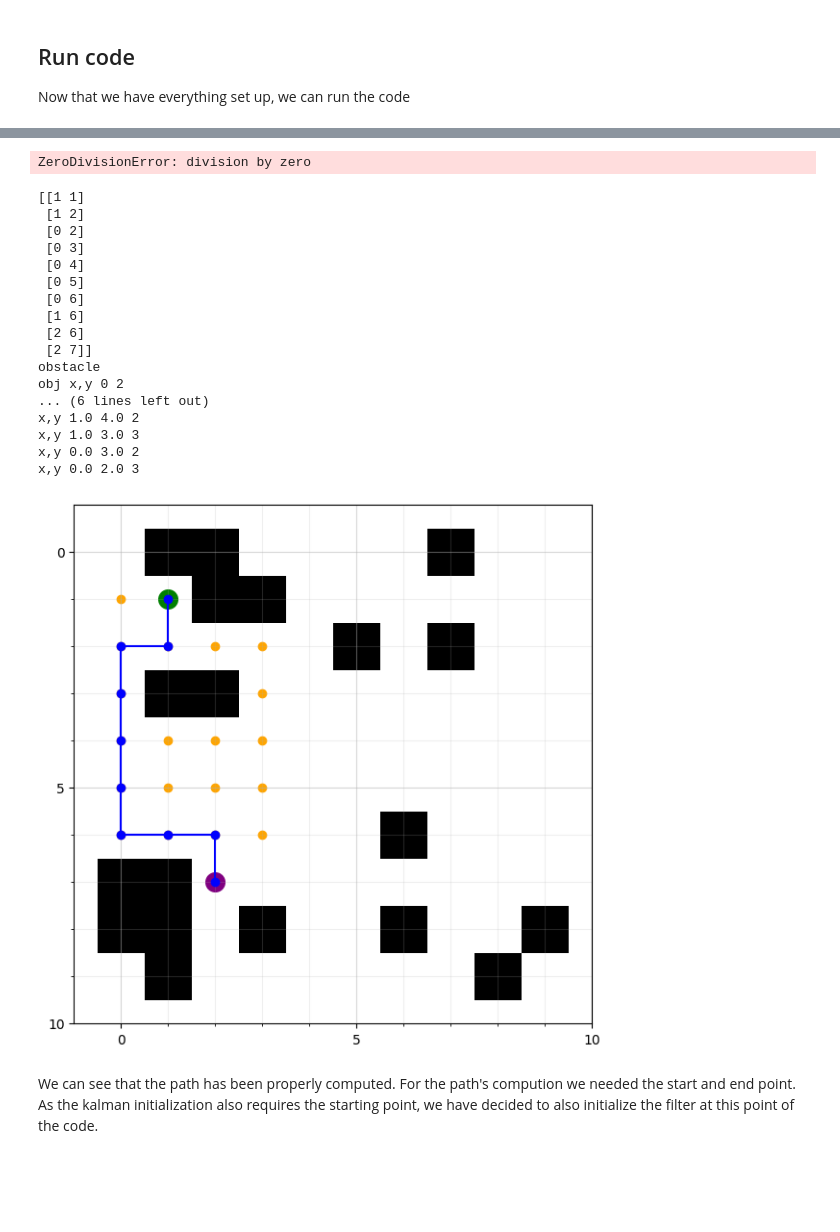
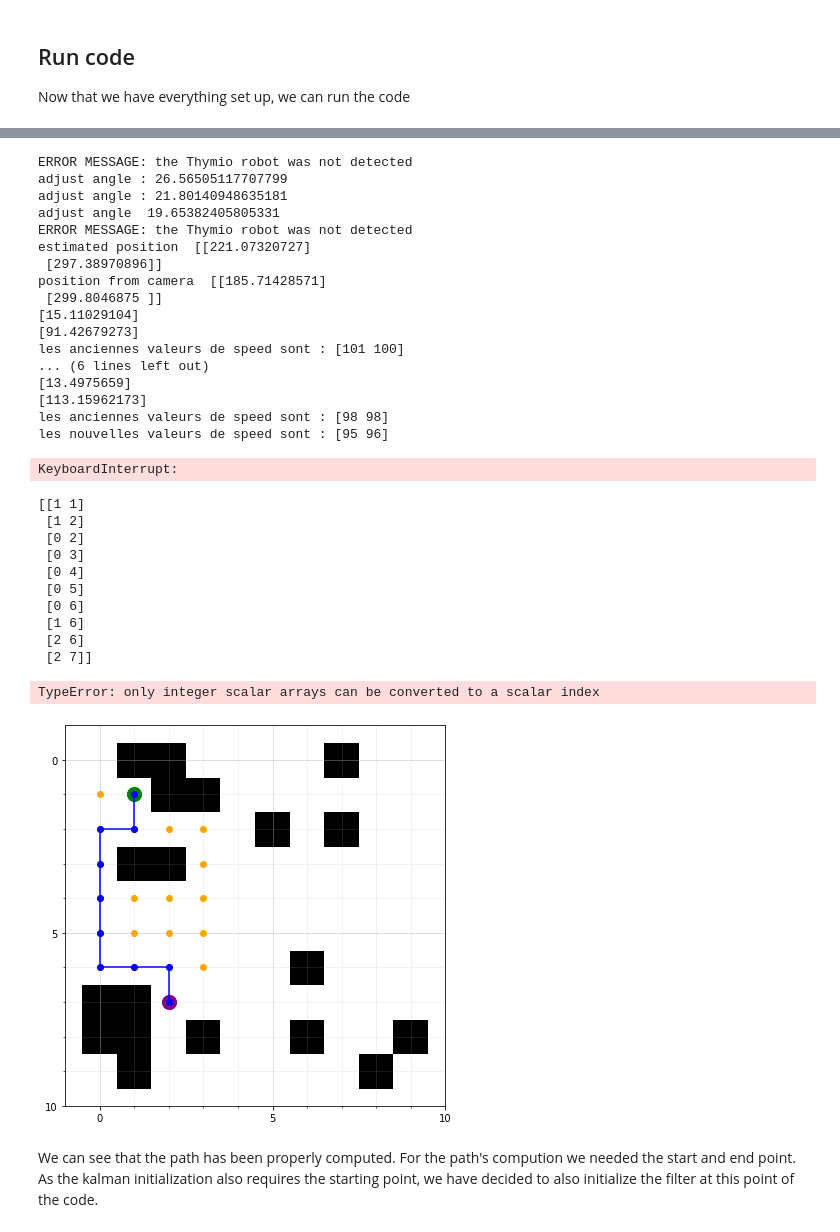
Before and after one commit to Neiizo/Projet-mobile-robotics, a Jupyter notebook: projet.ipynb, the cells around one changed output, grey strips where cells are left out. Cells and saved outputs as stored; diff of their text form; code cells hidden in the pictures; blank space fills up the shorter version.

Commit message:
kalman fixed+ adjust fixed

```diff
--- a/projet.ipynb
+++ b/projet.ipynb
@@ -54,4 +53,5 @@ In this first step, we will use the following image to calibrate the speed, its
 
 In this next function, we will ask the thymio to move forward, at a known speed. As soon as its ground sensor detect it is on the black line, it will start a timer. When it exit the line, the timer will stop, the thymio will stop aswell, and all the desired values will be computed. In this function, the line length is know and we need to be careful to properly align the thymio as to make it follow the line. We can also adjust the speed to make it go as straight as possible, and adjust the transition threshold if the ligth's intensity in the current room requires it.
 # %%
+cal_data = data(Ts, SPEED_X, SPEED_Y, GND_THRESHOLD, client, node, 0.2914545588173334, 3.2338265548696437)
 cal_data.calibration_mm()
@@ -60,7 +70,7 @@ cal_data.calibration_mm()
 In this next cell, we will retrieve the the grid from the camera, and do all the conversion requiered for the rest of the project. This is done here, because we need to calibrate the image aswell, according to the position of the webcam. This function will make a conversion ratio between the image size and the known size of our grid.
 # %%
 # be careful that if you have not called the previous sell, this will automatically set the missing values
-vision, Q_cam, R_cam, Q_gnd, R_gnd = cal_data.cam_calibration()
+vision, Q_cam, R_cam, Q_gnd, R_gnd = cal_data.cam_calibration(cam_threshold = 175)
 if(DEBUG == True):
     print(vision.grid)
     lines = vision.show()
@@ -108,10 +161,10 @@ orientation = mc.correct_orientation(vision.thymio_orientation)
 x = vision.thymio_position[0]
 y = vision.thymio_position[1]
 speed = np.array([SPEED_X, SPEED_Y])
+turn_speed = np.array([0, 0])
 #  A TOUT METTRE DANS MOTION CONTROL
 jump = False
 jump_x,jump_y = 0,0
-turn_speed = 0
 kalmann_pos_x, kalmann_pos_y = 0,0
 ajdust = 0
 index = 0
@@ -124,51 +177,66 @@ for dx,dy in np.transpose(shortest_path):
             jump = False
         continue
 
+    #faire une fonction de rotation pure
     vision.update_coordinates()  # camera_check()
     angle = vision.thymio_orientation # angle of the robot
-    if orientation == 0 & angle > 270:
+    if((orientation == 0) & (angle > 270)):
         adjust_angle = angle - 360
     else:
         adjust_angle = angle - orientation*90
     if(DEBUG == True):
         print("adjust angle :", adjust_angle)
-    speed[0] = int(speed[0]*np.sign(adjust_angle))
-    speed[1] = int(-speed[1]*np.sign(adjust_angle))
-    mc.motors(node, speed[0], speed[1])
-    aw(client.sleep(5*abs(adjust_angle)//180))
+    turn_speed[0] = int(SPEED_X*np.sign(adjust_angle))
+    turn_speed[1] = int(-SPEED_Y*np.sign(adjust_angle))
+    mc.motors(node, turn_speed[0], turn_speed[1])
+    aw(client.sleep(5*abs(adjust_angle)//180)) # a changer pour un check sur time ?
     mc.motors(node, 0, 0)
+
+
     if False :#local_nav_error()
         jump_x,jump_y = 0,0#local_nav_correct(x,y,shortest_path)
     else:
         turn = mc.get_turn(dx-x,dy-y,orientation)
         orientation = orientation + turn
         mc.robot_turn(np.sign(turn),SPEED_X,cal_data.speed_conversion, node, client)
+        # si tout fonctionne à la fin, je vais essayer de modifié kalman pour inclure l'orientation, comme ca on enlève ce bout la
         if (((dx-x)!=0) | ((dy-y)!=0)):
             vision.update_coordinates()  #camera_check()
             angle = vision.thymio_orientation #angle of the robot
-            if orientation == 0 & angle > 270:
+            if((orientation == 0) & (angle > 270)):
                 adjust_angle = angle - 360
             else:
                 adjust_angle = angle - orientation*90
             if(DEBUG == True):
                 print("adjust angle ", adjust_angle)
-            speed[0] = int(speed[0]*np.sign(adjust_angle)) # a réeecire
-            speed[1] = int(-speed[1]*np.sign(adjust_angle))
-            mc.motors(node, speed[0], speed[1])
+            turn_speed[0] = int(SPEED_X*np.sign(adjust_angle))
+            turn_speed[1] = int(-SPEED_Y*np.sign(adjust_angle))
+            mc.motors(node, turn_speed[0], turn_speed[1])
             aw(client.sleep(5*abs(adjust_angle)//180))
             mc.motors(node, 0, 0)
+
+
             start_move = time.time()
             step_done = False
+            speed = np.array([SPEED_X, SPEED_Y])
             while (step_done == False):
                 current = time.time()
                 if((current - start_move) > step_duration):
                     step_done = True
                 else:
                     vision.update_coordinates()
-                    kalman_pos= KF.filter(1, vision.thymio_real_pos, orientation, speed, 0, 0, GND_THRESHOLD)
+                    mc.motors(node, speed[0], speed[1])
+                    kalman_pos= KF.filter(vision.isCamOn, vision.thymio_real_pos, orientation, speed, 0, 0, GND_THRESHOLD)
+                    if(DEBUG == True):
+                        print("estimated position ", kalman_pos)
+                        print("position from camera ", vision.thymio_real_pos)
                     adjust_turn,adjust_speed = mc.kalman_adjust(dx,dy,kalman_pos[0],kalman_pos[1],orientation)
+                    if(DEBUG == True):
+                        print("les anciennes valeurs de speed sont :", speed)
                     speed[0] = int(speed[0] - (adjust_turn + adjust_speed)/50) #je reutilise juste les variables
                     speed[1] = int(speed[1] + (adjust_turn - adjust_speed)/50)
+                    if(DEBUG == True):
+                        print("les nouvelles valeurs de speed sont :", speed)
                     mc.motors(node, speed[0], speed[1])
                     aw(client.sleep(Ts))
             mc.motors(node,0, 0)
@@ -176,4 +244,21 @@ for dx,dy in np.transpose(shortest_path):
     y = dy      #actualize the coordinates of the robot
     index += 1
 # %% [output]
-ZeroDivisionError: division by zero
+ERROR MESSAGE: the Thymio robot was not detected
+adjust angle : 26.56505117707799
+adjust angle : 21.80140948635181
+adjust angle  19.65382405805331
+ERROR MESSAGE: the Thymio robot was not detected
+estimated position  [[221.07320727]
+ [297.38970896]]
+position from camera  [[185.71428571]
+ [299.8046875 ]]
+[15.11029104]
+[91.42679273]
+les anciennes valeurs de speed sont : [101 100]
+... (6 lines left out)
+[13.4975659]
+[113.15962173]
+les anciennes valeurs de speed sont : [98 98]
+les nouvelles valeurs de speed sont : [95 96]
+KeyboardInterrupt:
@@ -225,7 +312,7 @@ jump = False
 index = 0
 x = start[0]
 y = start[1]
-speed = np.array([SPEED_X, SPEED_Y])
+speed = np.array([[SPEED_X], [SPEED_Y]])
 speed_conversion = 0.31
 step_duration = 125 / (SPEED_X * speed_conversion)
 turn_duration = 98 / (SPEED_X * speed_conversion)
@@ -250,40 +337,34 @@ for dx,dy in shortest_path:
         if local:
             print ("obstacle")
             jump,jump_x,jump_y,orientation = ln.obstacle_avoid(x,y,orientation, shortest_path[index+2][0], shortest_path[index+2][1], speed, step_duration, speed_conversion, node, client)
         else:
             start_move = time.time()
             step_done = False
             while (step_done == False):
                 current = time.time()
                 if((current - start_move) > step_duration):
                     step_done = True
                 else:
                     speed[0] = int(speed[0]) #je reutilise juste les variables
                     speed[1] = int(speed[1])
                     mc.motors(node, speed[0], speed[1])
                     aw(client.sleep(Ts))
             mc.motors(node,0, 0)
             x = dx      #actualize the coordinates of the robot
             y = dy      #actualize the coordinates of the robot
             index += 1
 # %% [output]
 [[1 1]
  [1 2]
  [0 2]
  [0 3]
  [0 4]
  [0 5]
  [0 6]
  [1 6]
  [2 6]
  [2 7]]
-obstacle
-obj x,y 0 2
-... (6 lines left out)
-x,y 1.0 4.0 2
-x,y 1.0 3.0 3
-x,y 0.0 3.0 2
-x,y 0.0 2.0 3
+TypeError: only integer scalar arrays can be converted to a scalar index
-[figure, old version]
+[figure, new version]
 # %% [markdown]
 We can see that the path has been properly computed. For the path's compution we needed the start and end point. As the kalman initialization also requires the starting point, we have decided to also initialize the filter at this point of the code.
```
Also changed, not shown: parts of 7 cells of this notebook, 7 other files.
